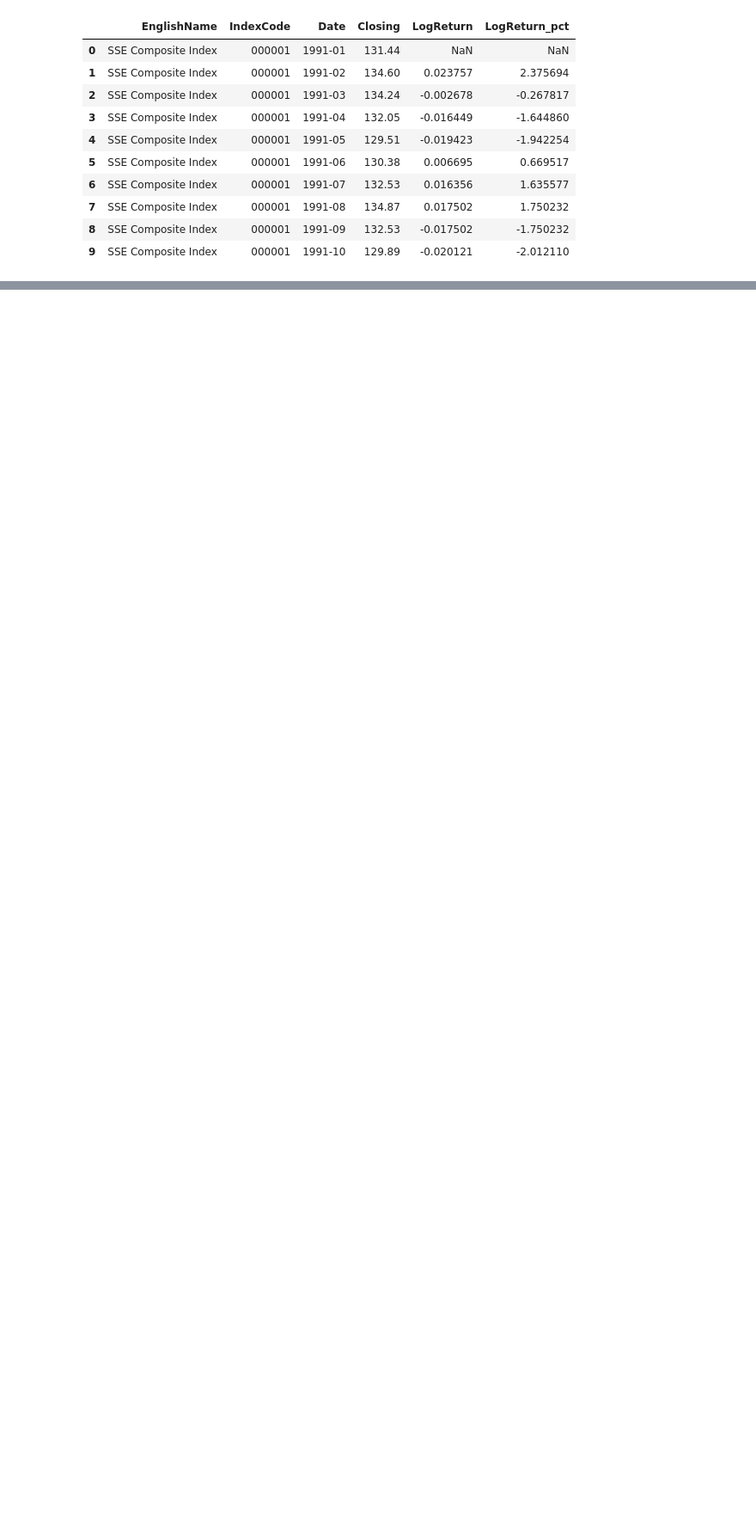
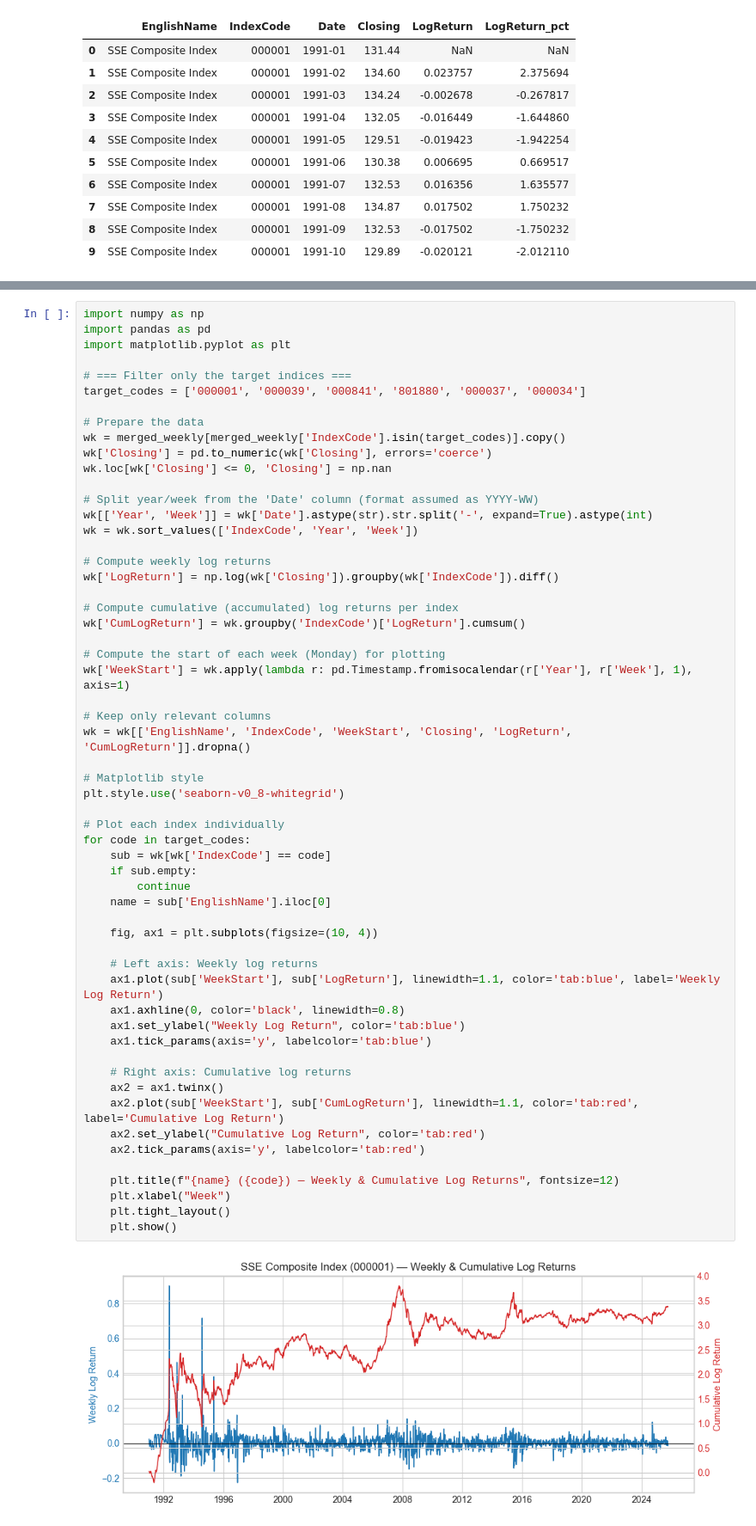
Before and after one commit to N4ims/mandarin-momentum, a Jupyter notebook: data_CN.ipynb, the cells around one changed output, grey strips where cells are left out. Shown at 86% size. Drawn from its saved outputs; the diff is of its cells as text; blank space fills up the shorter version.

```diff
--- a/data_CN.ipynb
+++ b/data_CN.ipynb
@@ -510,0 +527,59 @@ for code in target_codes:
+# %%
+import numpy as np
+import pandas as pd
+import matplotlib.pyplot as plt
+
+# === Filter only the target indices ===
+target_codes = ['000001', '000039', '000841', '801880', '000037', '000034']
+
+# Prepare the data
+wk = merged_weekly[merged_weekly['IndexCode'].isin(target_codes)].copy()
+wk['Closing'] = pd.to_numeric(wk['Closing'], errors='coerce')
+wk.loc[wk['Closing'] <= 0, 'Closing'] = np.nan
+
+# Split year/week from the 'Date' column (format assumed as YYYY-WW)
+wk[['Year', 'Week']] = wk['Date'].astype(str).str.split('-', expand=True).astype(int)
+wk = wk.sort_values(['IndexCode', 'Year', 'Week'])
+
+# Compute weekly log returns
+wk['LogReturn'] = np.log(wk['Closing']).groupby(wk['IndexCode']).diff()
+
+# Compute cumulative (accumulated) log returns per index
+wk['CumLogReturn'] = wk.groupby('IndexCode')['LogReturn'].cumsum()
+
+# Compute the start of each week (Monday) for plotting
+wk['WeekStart'] = wk.apply(lambda r: pd.Timestamp.fromisocalendar(r['Year'], r['Week'], 1), axis=1)
+
+# Keep only relevant columns
+wk = wk[['EnglishName', 'IndexCode', 'WeekStart', 'Closing', 'LogReturn', 'CumLogReturn']].dropna()
+
+# Matplotlib style
+plt.style.use('seaborn-v0_8-whitegrid')
+
+# Plot each index individually
+for code in target_codes:
+    sub = wk[wk['IndexCode'] == code]
+    if sub.empty:
+        continue
+    name = sub['EnglishName'].iloc[0]
+
+    fig, ax1 = plt.subplots(figsize=(10, 4))
+
+    # Left axis: Weekly log returns
+    ax1.plot(sub['WeekStart'], sub['LogReturn'], linewidth=1.1, color='tab:blue', label='Weekly Log Return')
+    ax1.axhline(0, color='black', linewidth=0.8)
+    ax1.set_ylabel("Weekly Log Return", color='tab:blue')
+    ax1.tick_params(axis='y', labelcolor='tab:blue')
+
+    # Right axis: Cumulative log returns
+    ax2 = ax1.twinx()
+    ax2.plot(sub['WeekStart'], sub['CumLogReturn'], linewidth=1.1, color='tab:red', label='Cumulative Log Return')
+    ax2.set_ylabel("Cumulative Log Return", color='tab:red')
+    ax2.tick_params(axis='y', labelcolor='tab:red')
+
+    plt.title(f"{name} ({code}) — Weekly & Cumulative Log Returns", fontsize=12)
+    plt.xlabel("Week")
+    plt.tight_layout()
+    plt.show()
+# %% [output]
+[figure, added]
```
Also changed, not shown: parts of 7 cells of this notebook, 6 other files.
